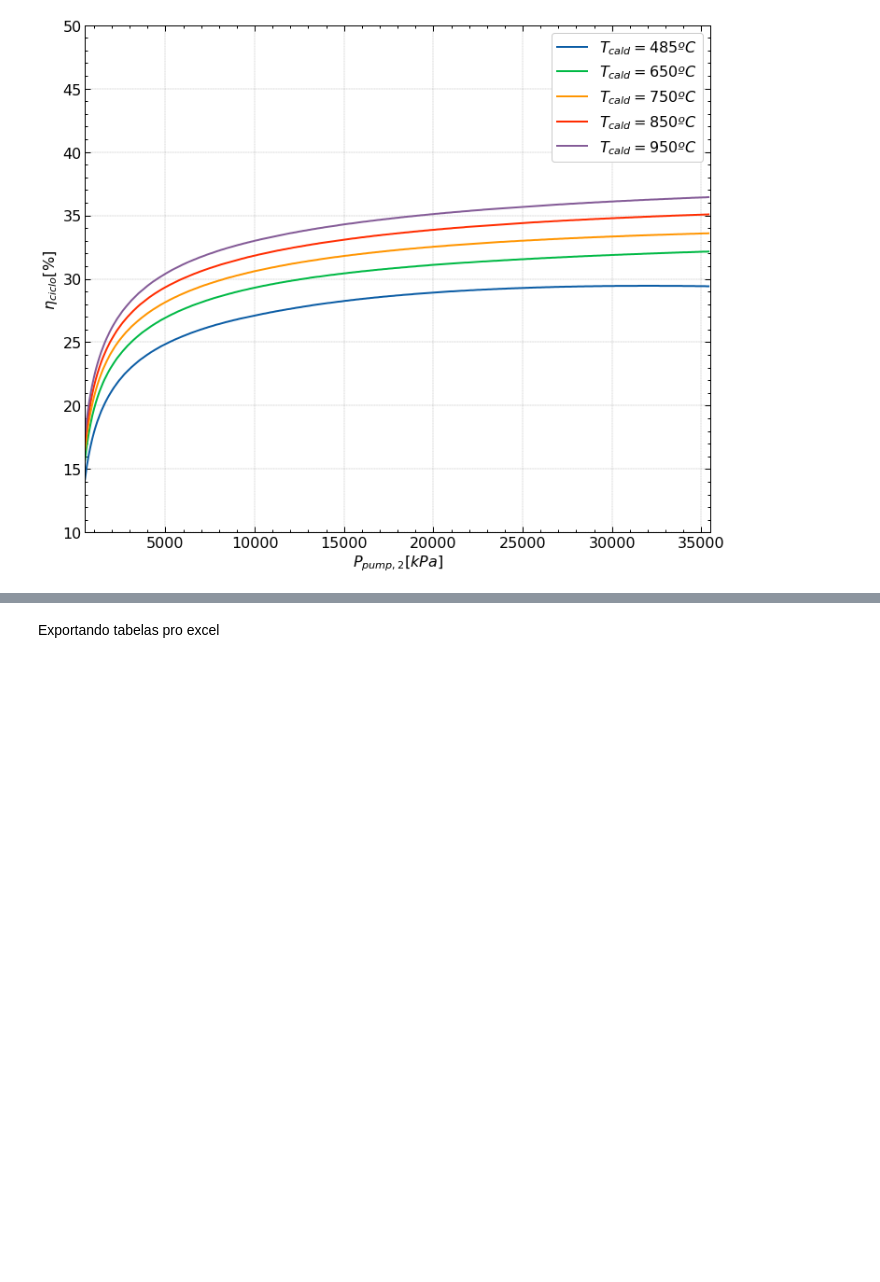
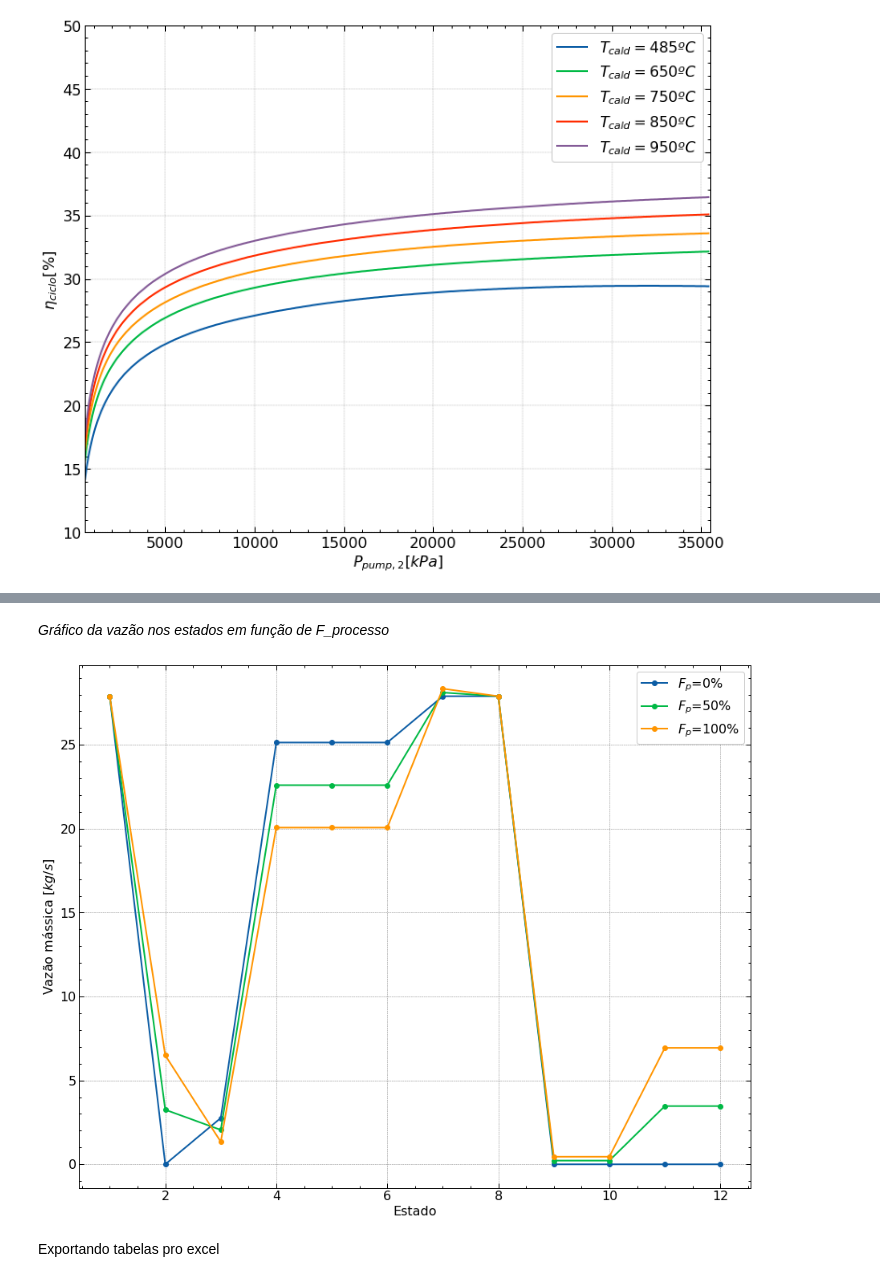
Before and after one commit to luaneng/gdv, a Jupyter notebook: projeto/main.ipynb, the cells around one changed output, grey strips where cells are left out. Cells and saved outputs as stored; diff of their text form; code cells hidden in the pictures; blank space fills up the shorter version.

```diff
--- a/projeto/main.ipynb
+++ b/projeto/main.ipynb
@@ -234,13 +238,19 @@ $$ \dot{m}_{1}, \dot{m}_{2}, \dot{m}_{3}, \dot{m}_{4}, \dot{m}_{5}, \dot{m}_{6},
 # %%
-eqs_massas = [ m1 - vazao[0],
-               m8 - vazao[7],
-               m2 + m3 + m4 - m1,
-               m12 + m3 + m6 - m7,
-               m2 + m10 - m11,
-               m2*st2(p8=P[0], t1=T[0]).h + m10*st10.h - m11*st11.h,
-               m12*st12.h + m3*st3(p8=P[0], t1=T[0]).h + m6*st6(tcond=T[3]).h - m7*st7.h,
-               m4 - m5,
-               m5 - m6,
-               m11 - m12,
-               m12 - vazao[10]*F_processo,
-               m9 - m10 ]
+var_F = arange(0, 1.05, 0.05)
+array_m = []
+
+for c in range(len(var_F)):
+    eqs_massas = [ m1 - vazao[0],
+                m8 - vazao[7],
+                m2 + m3 + m4 - m1,
+                m12 + m3 + m6 - m7,
+                m2 + m10 - m11,
+                m2*st2(p8=P[0], t1=T[0]).h + m10*st10.h - m11*st11.h,
+                m12*st12.h + m3*st3(p8=P[0], t1=T[0]).h + m6*st6(tcond=T[3]).h - m7*st7.h,
+                m4 - m5,
+                m5 - m6,
+                m11 - m12,
+                m12 - vazao[10]*var_F[c],
+                m9 - m10 ]
+
+    array_m.append([round(num, 2) for num in list(linsolve(eqs_massas, massas))[0]])
@@ -513,3 +555,17 @@ plt.plot()
+# %% [markdown]
+_Gráfico da vazão nos estados em função de F_processo_
+# %%
+figure = plt.figure(figsize=(15, 12))
+
+plt.plot(estados, array_m[0], marker='o', label = r'$F_p$={:.0f}%' .format(var_F[0]*100))
+plt.plot(estados, array_m[10], marker='o', label = r'$F_p$={:.0f}%' .format(var_F[10]*100))
+plt.plot(estados, array_m[20], marker='o',label = r'$F_p$={:.0f}%' .format(var_F[20]*100))
+plt.ylabel(r'Vazão mássica $[kg/s]$')
+plt.xlabel('Estado')
+plt.legend()
+plt.show()
+# %% [output]
+[figure, added]
 # %% [markdown]
 Exportando tabelas pro excel
 # %%
```
Also changed, not shown: parts of 33 cells of this notebook.
